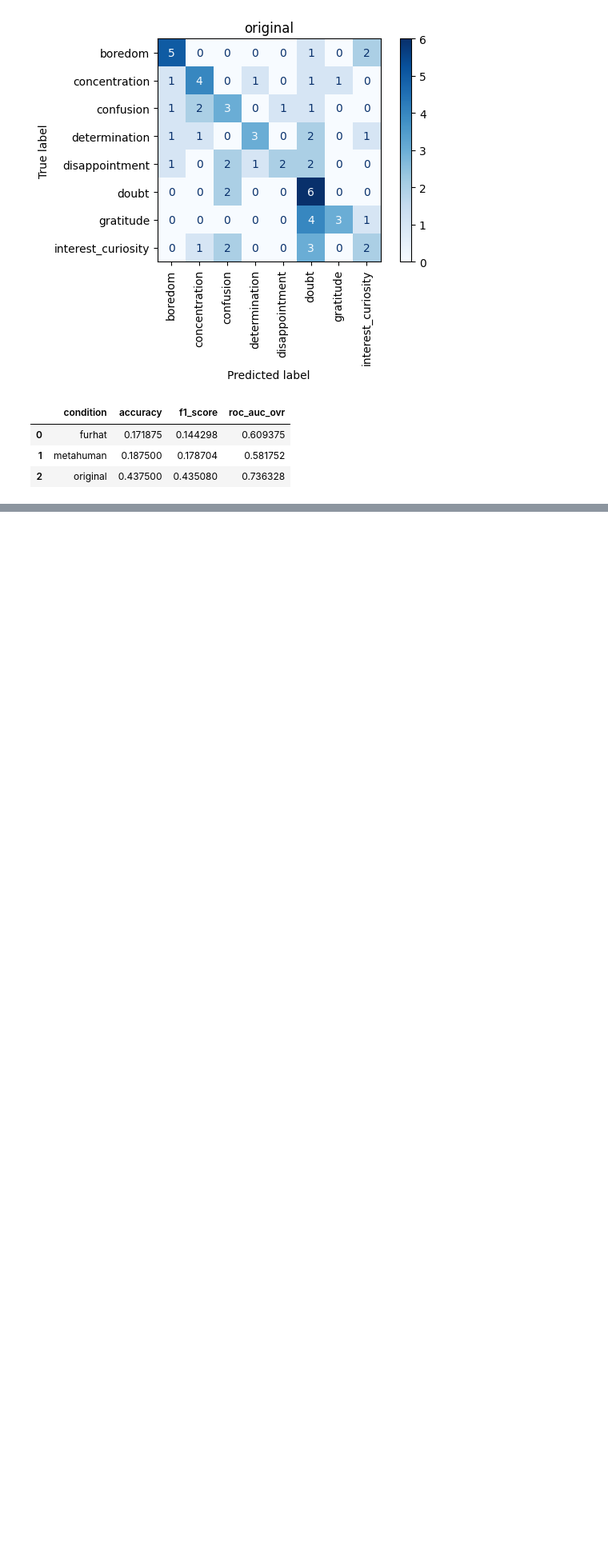
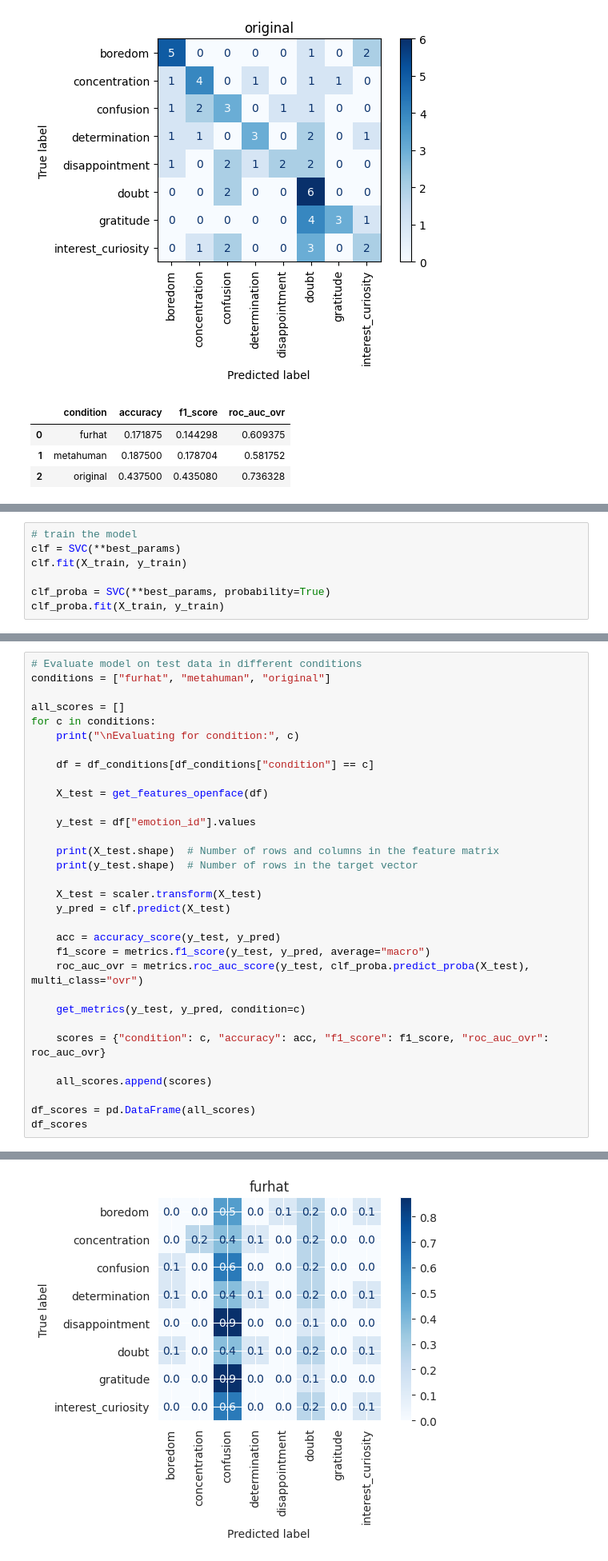
Before and after one commit to timlac/reco-transfer-study, a Jupyter notebook: notebooks/svm_experiments.ipynb, the cells around one changed output, grey strips where cells are left out. Shown at 80% size. Cells and saved outputs as stored; diff of their text form; blank space fills up the shorter version.

```diff
--- a/notebooks/svm_experiments.ipynb
+++ b/notebooks/svm_experiments.ipynb
@@ -349,0 +565,7 @@ labels ['boredom' 'concentration' 'confusion' 'determination' 'disappointment'
+# %%
+# train the model
+clf = SVC(**best_params)
+clf.fit(X_train, y_train)
+
+clf_proba = SVC(**best_params, probability=True)
+clf_proba.fit(X_train, y_train)
@@ -349,0 +574,33 @@ labels ['boredom' 'concentration' 'confusion' 'determination' 'disappointment'
+# %%
+# Evaluate model on test data in different conditions
+conditions = ["furhat", "metahuman", "original"]
+
+all_scores = []
+for c in conditions:
+    print("\nEvaluating for condition:", c)
+
+    df = df_conditions[df_conditions["condition"] == c]
+
+    X_test = get_features_openface(df)
+
+    y_test = df["emotion_id"].values
+
+    print(X_test.shape)  # Number of rows and columns in the feature matrix
+    print(y_test.shape)  # Number of rows in the target vector
+
+    X_test = scaler.transform(X_test)
+    y_pred = clf.predict(X_test)
+
+    acc = accuracy_score(y_test, y_pred)
+    f1_score = metrics.f1_score(y_test, y_pred, average="macro")
+    roc_auc_ovr = metrics.roc_auc_score(y_test, clf_proba.predict_proba(X_test), multi_class="ovr")
+
+    get_metrics(y_test, y_pred, condition=c)
+
+    scores = {"condition": c, "accuracy": acc, "f1_score": f1_score, "roc_auc_ovr": roc_auc_ovr}
+
+    all_scores.append(scores)
+
+df_scores = pd.DataFrame(all_scores)
+df_scores
+# %% [output]
@@ -349,0 +627 @@ labels ['boredom' 'concentration' 'confusion' 'determination' 'disappointment'
+[figure, added]
```
Also changed, not shown: parts of 11 cells of this notebook, 30 other files.
